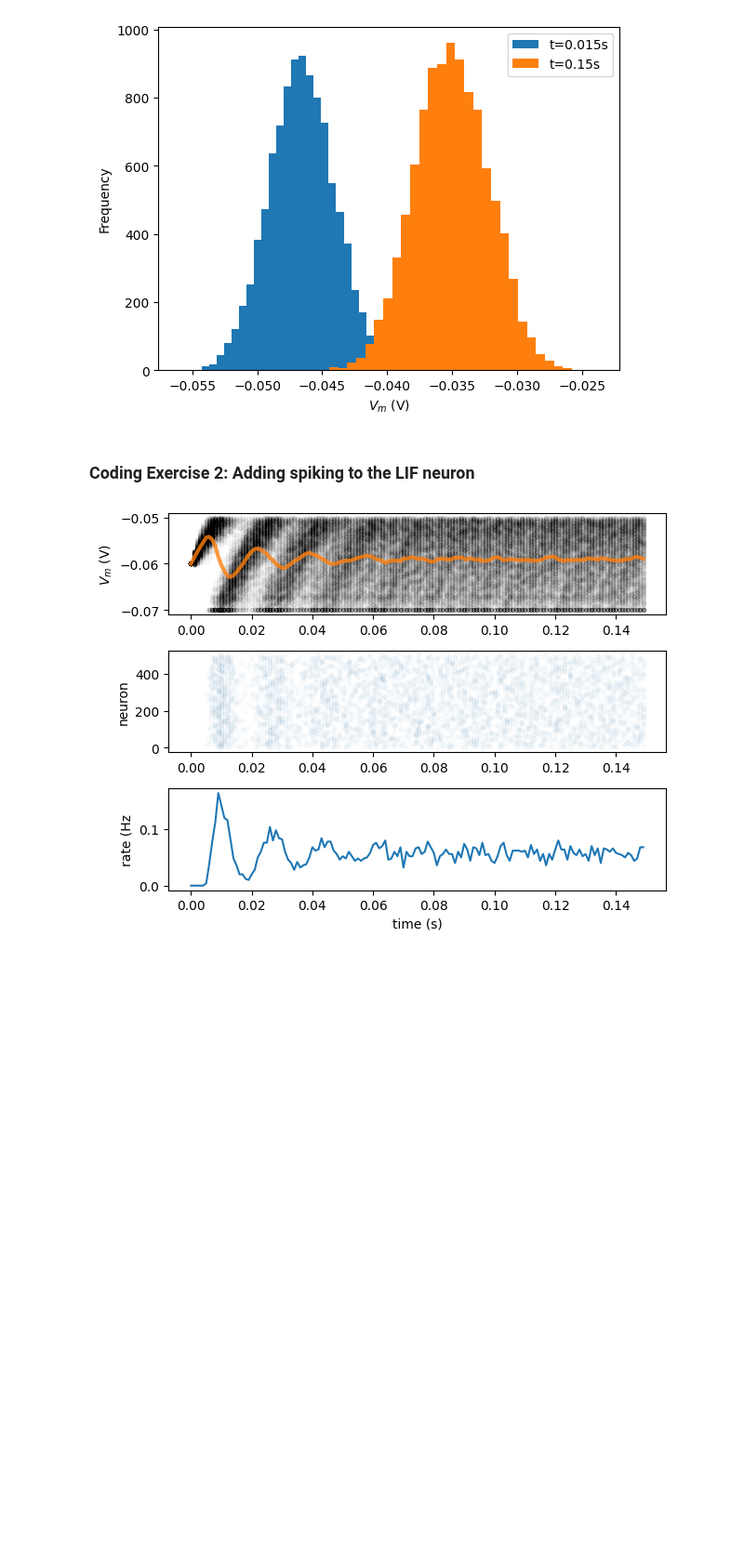
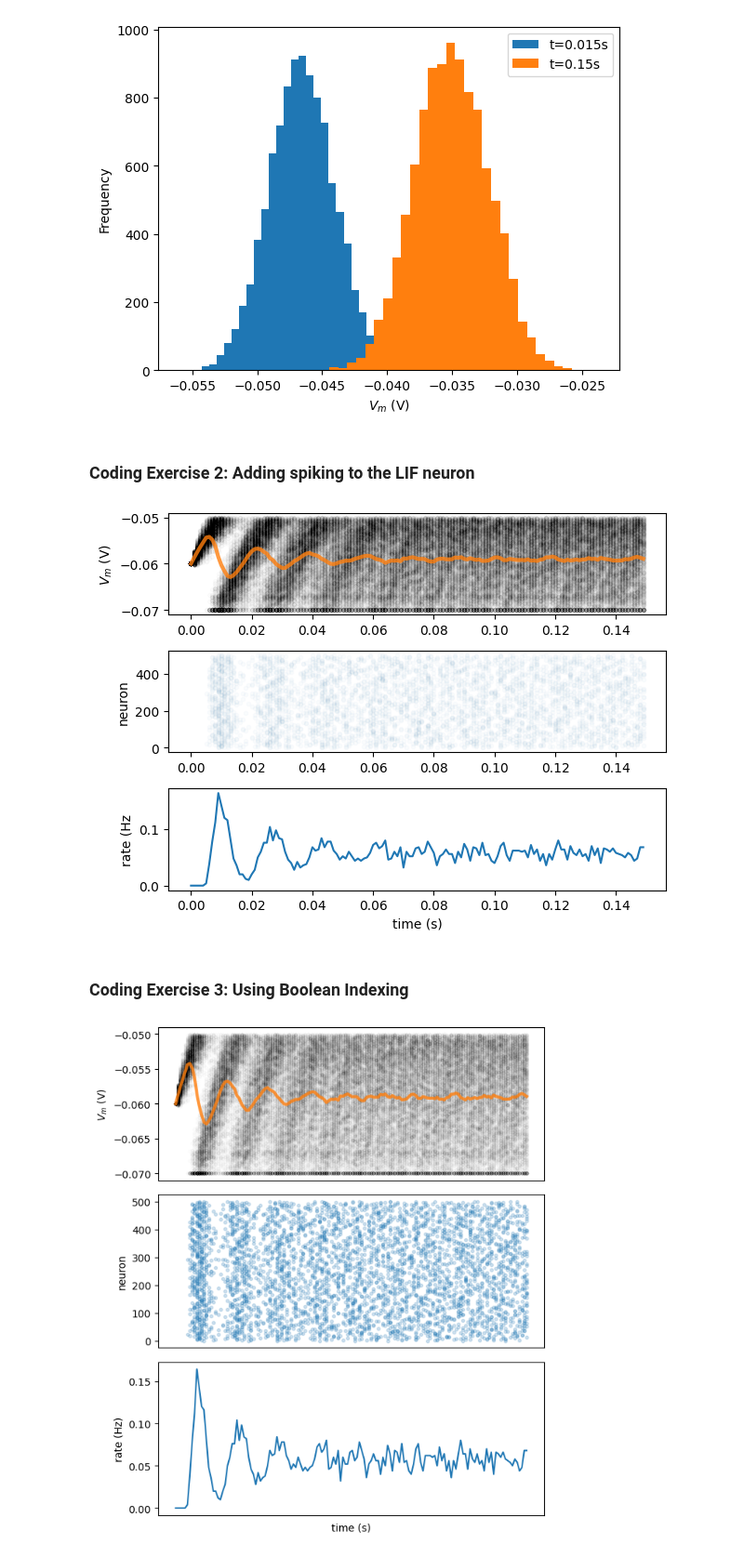
Before and after one commit to ivonnerubio/Neuromatch-Academy-Computational-Neuroscience, a Jupyter notebook: pythonWorkshop2.ipynb, the cells around one changed output. Shown at 93% size. Cells and saved outputs as stored; diff of their text form; code cells hidden in the pictures; blank space fills up the shorter version.

Commit message:
adding exercise 3

```diff
--- a/pythonWorkshop2.ipynb
+++ b/pythonWorkshop2.ipynb
@@ -138,3 +199,54 @@ plt.ylabel('rate (Hz')
 plt.tight_layout()
 # %% [output]
 [figure]
+# %% [markdown]
+### Coding Exercise 3: Using Boolean Indexing
+# %%
+# Set random number generator
+np.random.seed(2020)
+
+# Initialize step_end, t_range, n, v_n, and i
+t_range = np.arange(0, t_max, dt)     # 0 .... .149
+step_end = len(t_range)       # 150
+n = 500
+v_n = el * np.ones([n, step_end])
+    # v_n =[1 2 3 4 ... 150]
+    #       2 2
+    #       3 3
+    #       4 4
+    #       ...
+    #       500           ]
+i = i_mean * (1 + 0.1 * np.sqrt(t_max / dt) * (2 * np.random.random([n,step_end])-1))
+
+# Initialize spikes and spikes_n
+spikes = {j: [] for j in range(n)}
+spikes_n = np.zeros([step_end])
+
+# Loop over time steps
+for step, t in enumerate(t_range):
+
+    # Skip first iteration
+    if step == 0:
+        continue
+
+    # Compute v_n
+    v_n[:,step] = v_n[:,step-1] + (dt/tau) * (el - v_n[:, step-1] + r * i[:, step])
+
+    # Initalize boolean numpy array 'spiked' with v_n > v_thr
+    spiked = v_n[:,step] > vth
+
+    # Set relevant values of v_n to resting potential using spike
+    v_n[spiked, step] = vr
+
+    # Collect spike times
+    for j in np.where(spiked)[0]:
+        spikes[j] += [t]
+        spikes_n[step] +=1
+
+# Collect mean spiking rate
+spikes_mean = spikes_n / n
+
+# Plot multiple realizations of Vm, spikes, and mean spike rate
+plot_all(t_range,v_n, spikes = spikes, spikes_mean=spikes_mean)
+# %% [output]
+[figure, added]
```
Also changed, not shown: parts of 1 cell of this notebook.
